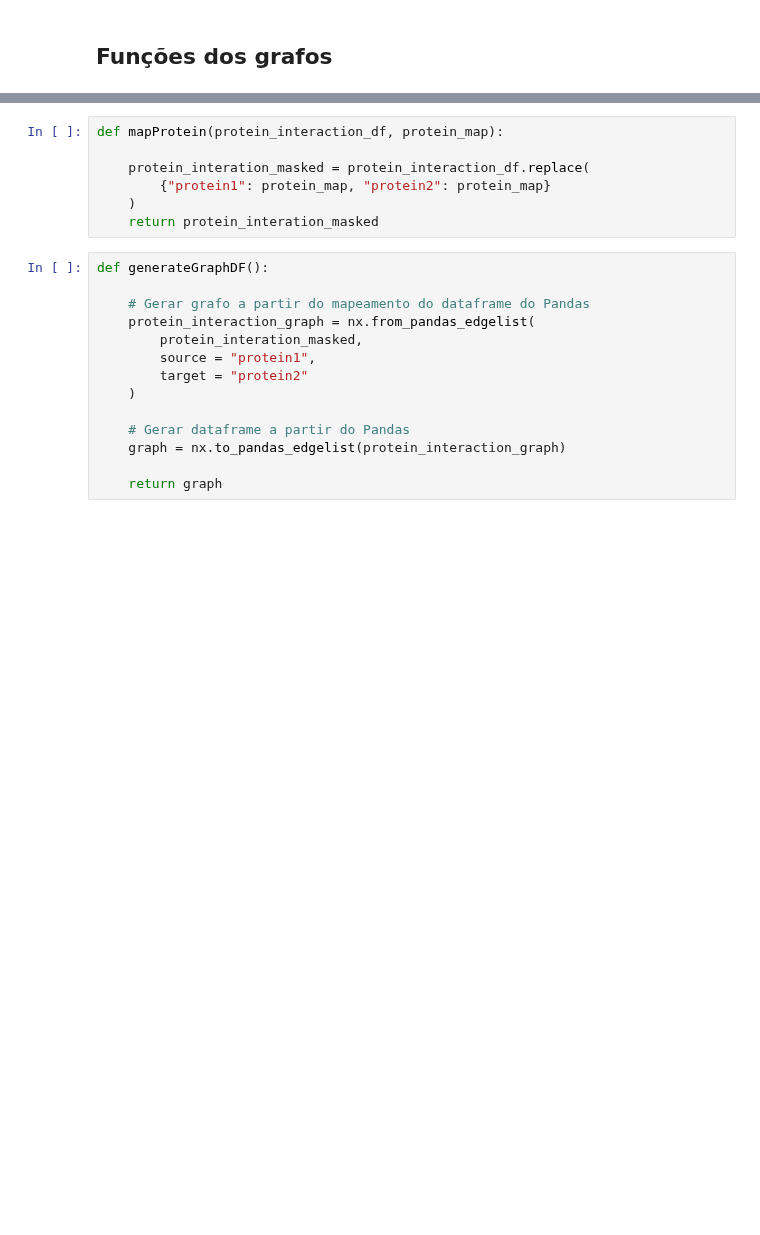
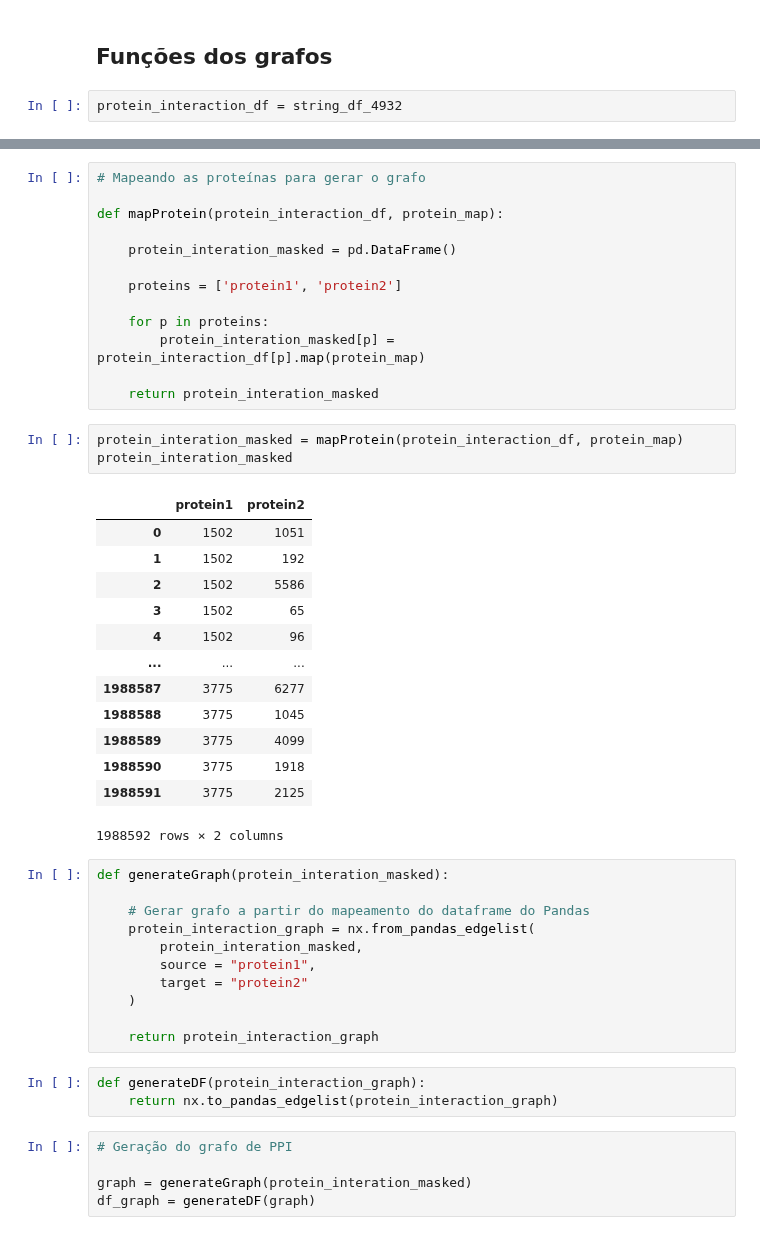
Before and after one commit to JessicaIta/deg-data-essentiality, a Jupyter notebook: STRING-deg-essenciality.ipynb, the cells around one changed output, grey strips where cells are left out. Drawn from its saved outputs; the diff is of its cells as text; blank space fills up the shorter version.

```diff
--- a/STRING-deg-essenciality.ipynb
+++ b/STRING-deg-essenciality.ipynb
@@ -117,4 +117,6 @@ string_df_6183
 3204862 rows × 3 columns
 # %% [markdown]
 ## Funções dos grafos
+# %%
+protein_interaction_df = string_df_4932
 # %%
@@ -125,12 +147,35 @@ protein_map
 # %%
+# Mapeando as proteínas para gerar o grafo
+
 def mapProtein(protein_interaction_df, protein_map):
 
-    protein_interation_masked = protein_interaction_df.replace(
-        {"protein1": protein_map, "protein2": protein_map}
-    )
+    protein_interation_masked = pd.DataFrame()
+
+    proteins = ['protein1', 'protein2']
+
+    for p in proteins:
+        protein_interation_masked[p] = protein_interaction_df[p].map(protein_map)
+
     return protein_interation_masked
+# %%
+protein_interation_masked = mapProtein(protein_interaction_df, protein_map)
+protein_interation_masked
+# %% [output]
+|  | protein1 | protein2 |
+| 0 | 1502 | 1051 |
+| 1 | 1502 | 192 |
+| 2 | 1502 | 5586 |
+| 3 | 1502 | 65 |
+| 4 | 1502 | 96 |
+| ... | ... | ... |
+| 1988587 | 3775 | 6277 |
+| 1988588 | 3775 | 1045 |
+| 1988589 | 3775 | 4099 |
+| 1988590 | 3775 | 1918 |
+| 1988591 | 3775 | 2125 |
+1988592 rows × 2 columns
 # %%
-def generateGraphDF():
+def generateGraph(protein_interation_masked):
 
     # Gerar grafo a partir do mapeamento do dataframe do Pandas
     protein_interaction_graph = nx.from_pandas_edgelist(
@@ -139,7 +184,12 @@ def generateGraphDF():
         target = "protein2"
     )
 
-    # Gerar dataframe a partir do Pandas
-    graph = nx.to_pandas_edgelist(protein_interaction_graph)
-
-    return graph
+    return protein_interaction_graph
+# %%
+def generateDF(protein_interaction_graph):
+    return nx.to_pandas_edgelist(protein_interaction_graph)
+# %%
+# Geração do grafo de PPI
+
+graph = generateGraph(protein_interation_masked)
+df_graph = generateDF(graph)
```
Also changed, not shown: parts of 5 cells of this notebook, 1 other file.
